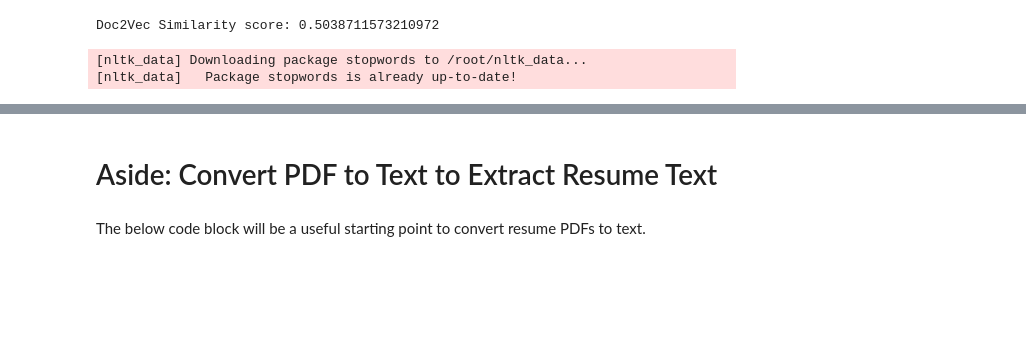
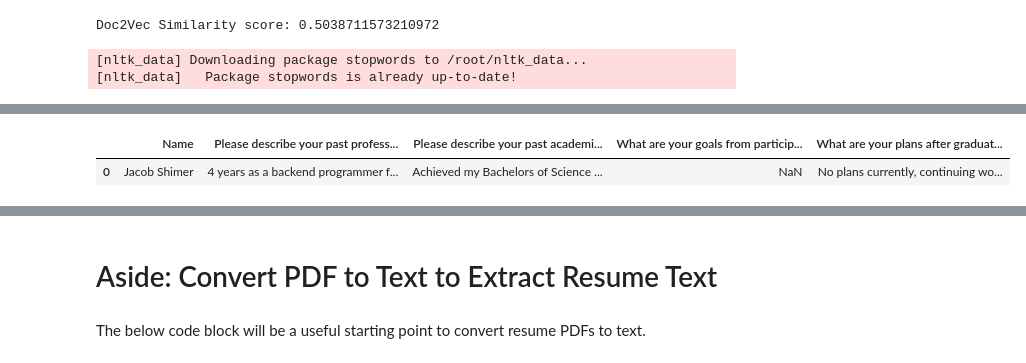
Before and after one commit to Human-Augment-Analytics/Higher-Ed, a Jupyter notebook: Personal Folders/ayusoccer/Text_Similarity_Methods.ipynb, the cells around one changed output, grey strips where cells are left out. Saved outputs shown, nothing was run; the diff lists cells and outputs as text; code cells hidden in the pictures; blank space fills up the shorter version.

```diff
--- a/Personal Folders/ayusoccer/Text_Similarity_Methods.ipynb
+++ b/Personal Folders/ayusoccer/Text_Similarity_Methods.ipynb
@@ -164,0 +191,10 @@ Doc2Vec Similarity score: 0.5038711573210972
+# %%
+mentors_responses = mentors[['Name',
+                             'Please describe your past professional experience.',
+                             'Please describe your past academic experience.',
+                             'What are your goals from participating in this program?',
+                             'What are your plans after graduating from OMSCS?']]
+mentors_responses.head()[0:1]
+# %% [output]
+|  | Name | Please describe your past profess... | Please describe your past academi... | What are your goals from particip... | What are your plans after graduat... |
+| 0 | Jacob Shimer | 4 years as a backend programmer f... | Achieved my Bachelors of Science ... | NaN | No plans currently, continuing wo... |
```
Also changed, not shown: parts of 8 cells of this notebook.
